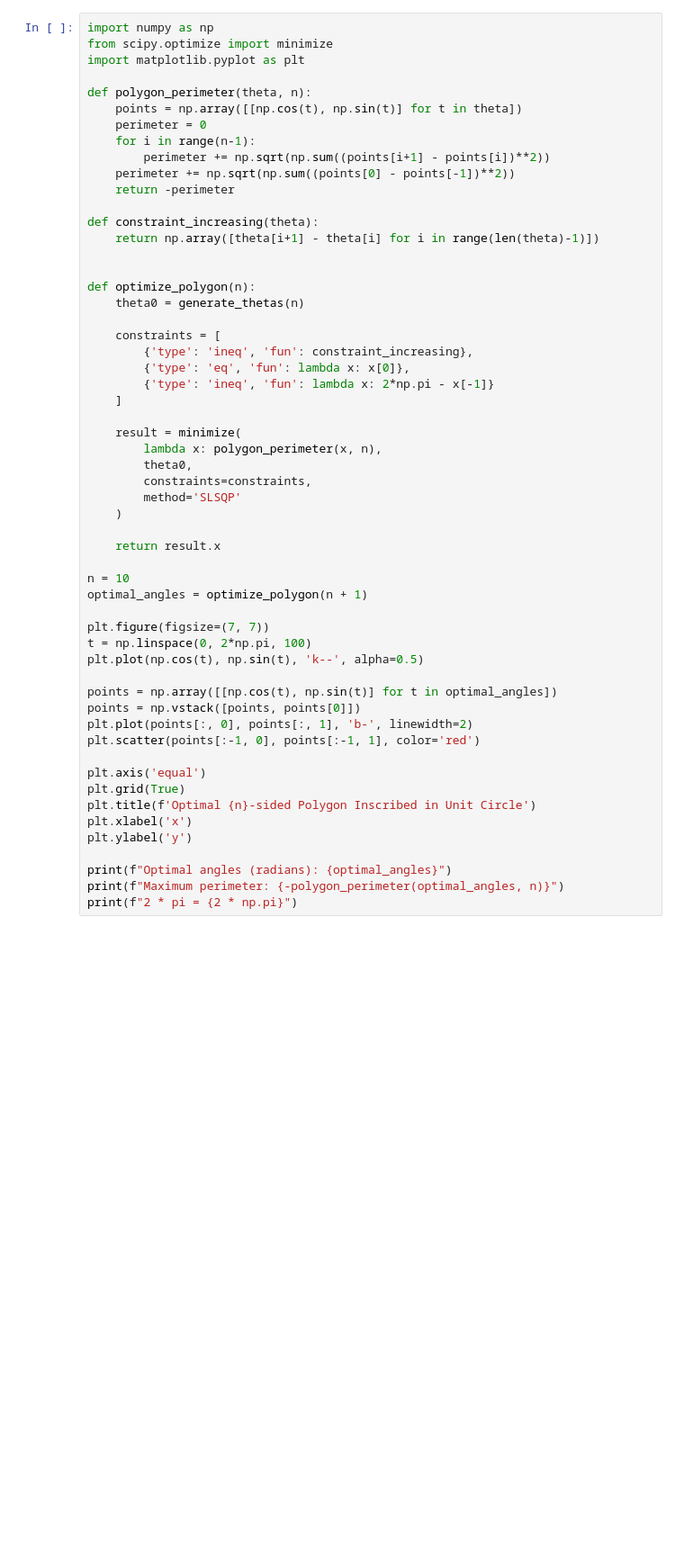
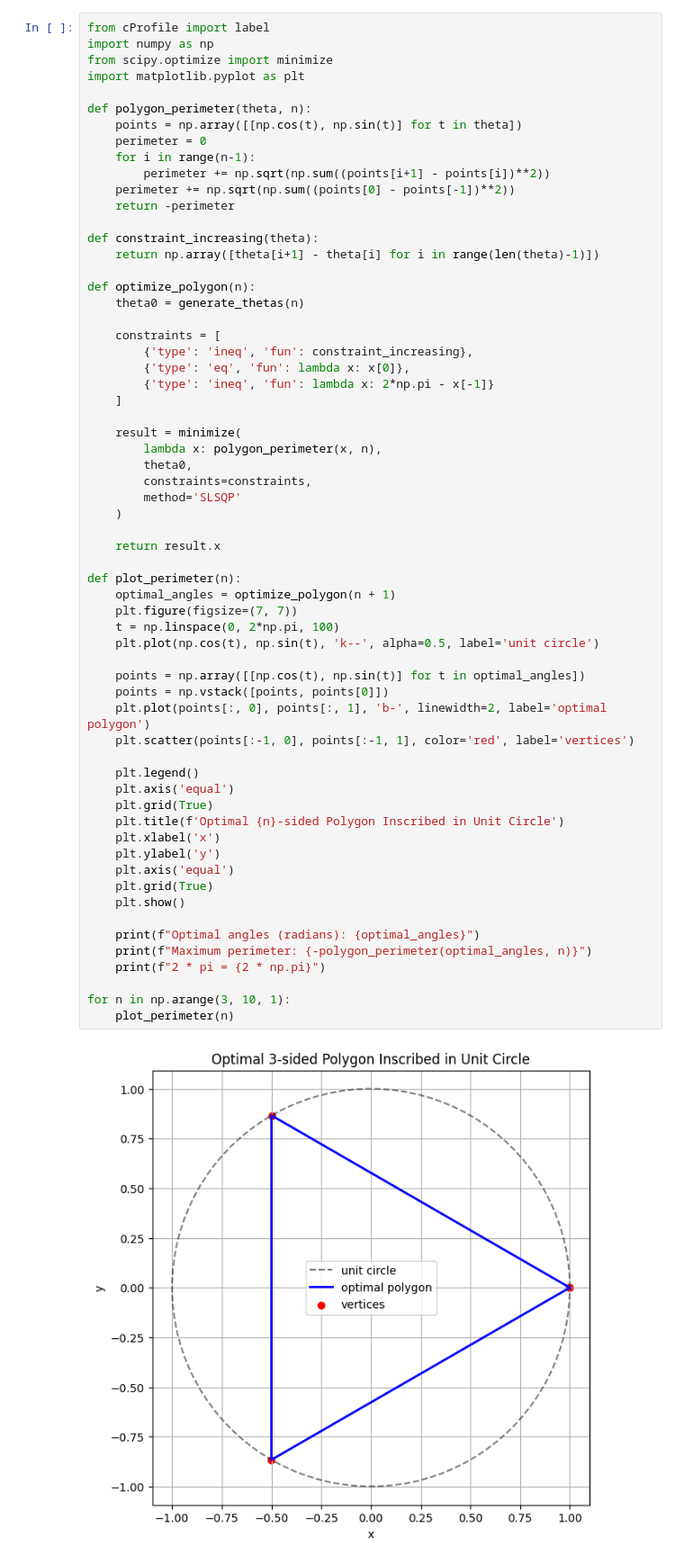
Before and after one commit to ArthurDanjou/ArtStudies, a Jupyter notebook: M1/Numerical Optimisation/ComputerSession3.ipynb, the cells around one changed output. Shown at 90% size. Saved outputs shown, nothing was run; the diff lists cells and outputs as text; blank space fills up the shorter version.

```diff
--- a/M1/Numerical Optimisation/ComputerSession3.ipynb
+++ b/M1/Numerical Optimisation/ComputerSession3.ipynb
@@ -42,4 +42,5 @@ plt.show()
 # %%
+from cProfile import label
 import numpy as np
 from scipy.optimize import minimize
 import matplotlib.pyplot as plt
@@ -51,48 +52,54 @@ def polygon_perimeter(theta, n):
         perimeter += np.sqrt(np.sum((points[i+1] - points[i])**2))
     perimeter += np.sqrt(np.sum((points[0] - points[-1])**2))
     return -perimeter
 
 def constraint_increasing(theta):
     return np.array([theta[i+1] - theta[i] for i in range(len(theta)-1)])
-
 
 def optimize_polygon(n):
     theta0 = generate_thetas(n)
 
     constraints = [
         {'type': 'ineq', 'fun': constraint_increasing},
         {'type': 'eq', 'fun': lambda x: x[0]},
         {'type': 'ineq', 'fun': lambda x: 2*np.pi - x[-1]}
     ]
 
     result = minimize(
         lambda x: polygon_perimeter(x, n),
         theta0,
         constraints=constraints,
         method='SLSQP'
     )
 
     return result.x
 
-n = 10
-optimal_angles = optimize_polygon(n + 1)
+def plot_perimeter(n):
+    optimal_angles = optimize_polygon(n + 1)
+    plt.figure(figsize=(7, 7))
+    t = np.linspace(0, 2*np.pi, 100)
+    plt.plot(np.cos(t), np.sin(t), 'k--', alpha=0.5, label='unit circle')
 
-plt.figure(figsize=(7, 7))
-t = np.linspace(0, 2*np.pi, 100)
-plt.plot(np.cos(t), np.sin(t), 'k--', alpha=0.5)
+    points = np.array([[np.cos(t), np.sin(t)] for t in optimal_angles])
+    points = np.vstack([points, points[0]])
+    plt.plot(points[:, 0], points[:, 1], 'b-', linewidth=2, label='optimal polygon')
+    plt.scatter(points[:-1, 0], points[:-1, 1], color='red', label='vertices')
 
-points = np.array([[np.cos(t), np.sin(t)] for t in optimal_angles])
-points = np.vstack([points, points[0]])
-plt.plot(points[:, 0], points[:, 1], 'b-', linewidth=2)
-plt.scatter(points[:-1, 0], points[:-1, 1], color='red')
+    plt.legend()
+    plt.axis('equal')
+    plt.grid(True)
+    plt.title(f'Optimal {n}-sided Polygon Inscribed in Unit Circle')
+    plt.xlabel('x')
+    plt.ylabel('y')
+    plt.axis('equal')
+    plt.grid(True)
+    plt.show()
 
-plt.axis('equal')
-plt.grid(True)
-plt.title(f'Optimal {n}-sided Polygon Inscribed in Unit Circle')
-plt.xlabel('x')
-plt.ylabel('y')
+    print(f"Optimal angles (radians): {optimal_angles}")
+    print(f"Maximum perimeter: {-polygon_perimeter(optimal_angles, n)}")
+    print(f"2 * pi = {2 * np.pi}")
 
-print(f"Optimal angles (radians): {optimal_angles}")
-print(f"Maximum perimeter: {-polygon_perimeter(optimal_angles, n)}")
-print(f"2 * pi = {2 * np.pi}")
+for n in np.arange(3, 10, 1):
+    plot_perimeter(n)
 # %% [output]
+[figure, new version]
```
Also changed, not shown: parts of 4 cells of this notebook.
